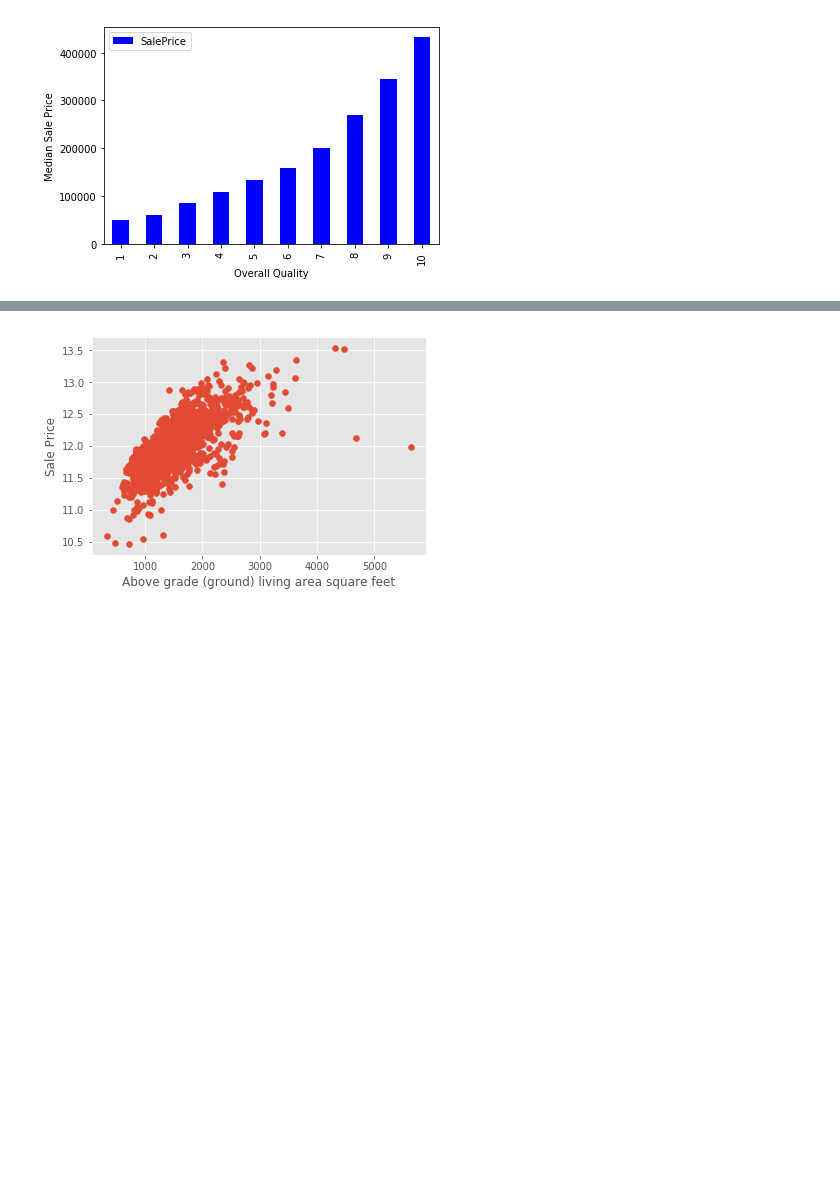
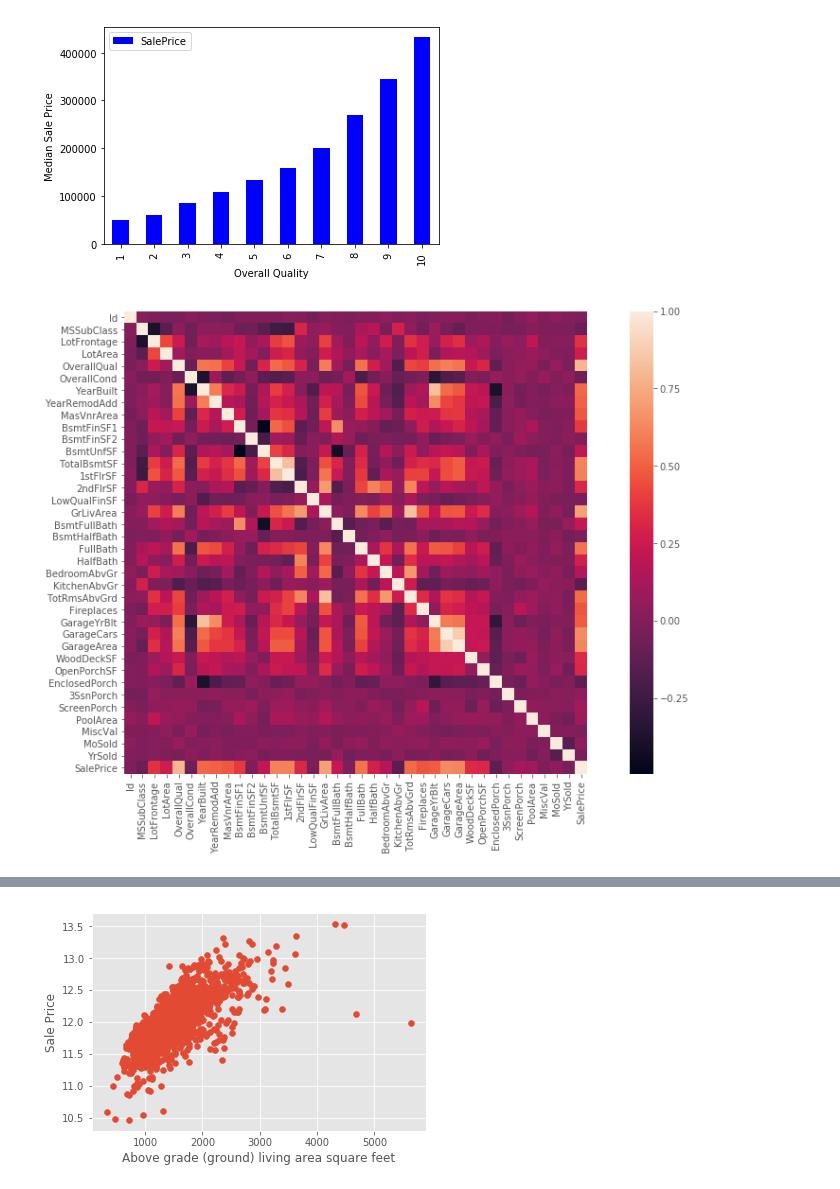
Before and after one commit to sbk36981/COMP680, a Jupyter notebook: research/HosuingPricePrediction_Final_WithVisualization.ipynb, the cells around one changed output, grey strips where cells are left out. Saved outputs shown, nothing was run; the diff lists cells and outputs as text; code cells hidden in the pictures; blank space fills up the shorter version.

Commit message:
Swapnil's latest update with the visualizations

```diff
--- a/research/HosuingPricePrediction_Final_WithVisualization.ipynb
+++ b/research/HosuingPricePrediction_Final_WithVisualization.ipynb
@@ -186,3 +192,10 @@ plt.ylabel('Median Sale Price')
 plt.show()
 # %% [output]
 [figure]
+# %%
+#correlation matrix
+corrmat = train.corr()
+f, ax = plt.subplots(figsize=(16, 9))
+sns.heatmap(corrmat, vmax=1, square=True);
+# %% [output]
+[figure, added]
```
Also changed, not shown: parts of 6 cells of this notebook.
